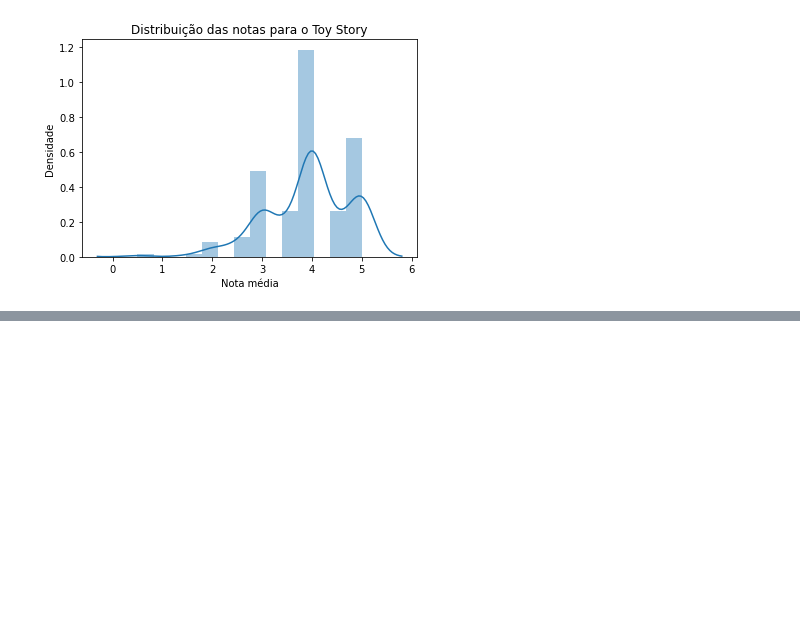
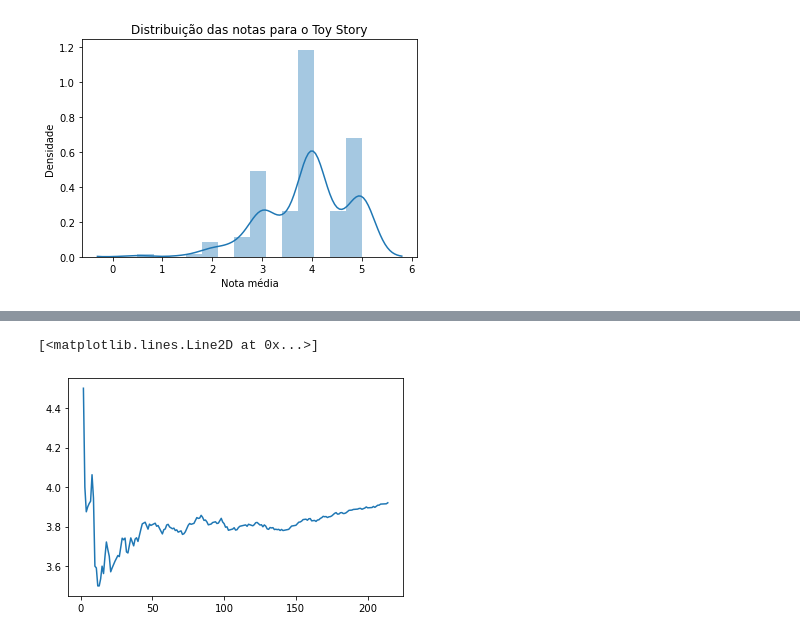
Before and after one commit to cglima/alura-data-science-testes-estat-sticos-com-python, a Jupyter notebook: notebook/data-science-introducao-a-tests.ipynb, the cells around one changed output, grey strips where cells are left out. Saved outputs shown, nothing was run; the diff lists cells and outputs as text; code cells hidden in the pictures; blank space fills up the shorter version.

```diff
--- a/notebook/data-science-introducao-a-tests.ipynb
+++ b/notebook/data-science-introducao-a-tests.ipynb
@@ -515,0 +559,12 @@ Text(0.5, 1.0, 'Distribuição das notas para o Toy Story')
+# %%
+np.random.seed(75241)
+#ordem aleatoria de amostragem dos dados
+temp = notas1.sample(frac=1).rating
+
+def calcula_teste(i):
+    media = temp[0:i].mean()
+    stat, p = ztest(temp[0:i], value = 3.4320503405352603)
+    return (i, media, p)
+
+medias = [calcula_teste(i) for i in range(2, len(temp))]
+medias
@@ -515,0 +589,16 @@ Text(0.5, 1.0, 'Distribuição das notas para o Toy Story')
+# %%
+np.random.seed(75241)
+#ordem aleatoria de amostragem dos dados
+temp = notas1.sample(frac=1).rating
+
+def calcula_teste(i):
+    media = temp[0:i].mean()
+    stat, p = ztest(temp[0:i], value = 3.4320503405352603)
+    return (i, media, p)
+
+valores = np.array([calcula_teste(i) for i in range(2, len(temp))])
+
+plt.plot(valores[:,0], valores[:,1])
+# %% [output]
+[<matplotlib.lines.Line2D at 0x...>]
+[figure, added]
```
Also changed, not shown: parts of 19 cells of this notebook.
